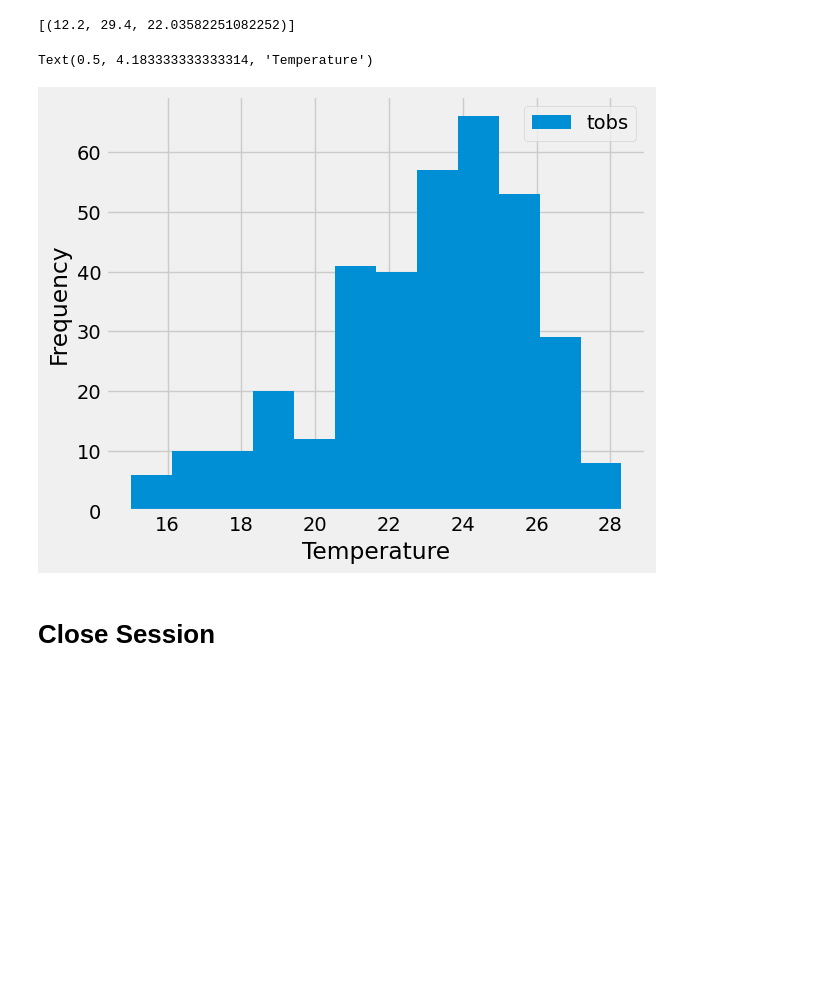
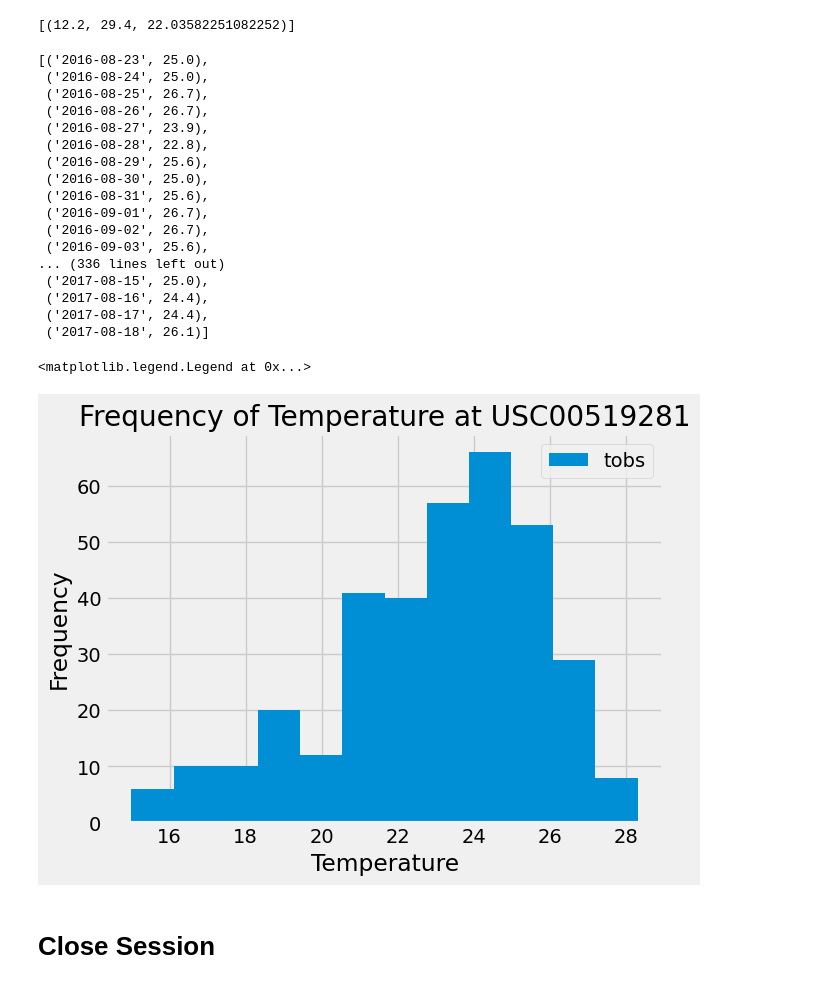
Before and after one commit to soljm/sqlalchemy-challenge, a Jupyter notebook: SurfsUp/climate_starter.ipynb, the cells around one changed output. Cells and saved outputs as stored; diff of their text form; code cells hidden in the pictures; blank space fills up the shorter version.

```diff
--- a/SurfsUp/climate_starter.ipynb
+++ b/SurfsUp/climate_starter.ipynb
@@ -62,7 +62,7 @@ print(one_year)
 ('2016-08-23',)
 # %%
 # Perform a query to retrieve the date and precipitation scores
-subquery = session.query(func.max(func.date(func.julianday(Measurement.date, '-1 year')))).scalar_subquery()
-prcp_data = session.query(Measurement.date, Measurement.prcp).filter(Measurement.date >= subquery).all()
-print(prcp_data)
+one_year_ago = session.query(func.max(func.date(func.julianday(Measurement.date, '-1 year')))).scalar_subquery()
+prcp_data = session.query(Measurement.date, Measurement.prcp).filter(Measurement.date >= one_year_ago).all()
+prcp_data
 # %% [output]
@@ -147,15 +168,51 @@ prcp_df.describe()
  ('USC00517948', 1372),
  ('USC00518838', 511)]
 # %%
-# Using the most active station id from the previous query, calculate the lowest, highest, and average temperature.
+# Using the most active station id from the previous query,
+# calculate the lowest, highest, and average temperature.
+most_active = session.query(Measurement.station)\
+    .group_by(Measurement.station).order_by(func.count(Measurement.station).desc())\
+    .limit(1).scalar_subquery()
+temp_calc = session.query(func.min(Measurement.tobs),func.max(Measurement.tobs),func.avg(Measurement.tobs))\
+    .filter(Measurement.station == most_active).all()
+temp_calc
 # %% [output]
 [(12.2, 29.4, 22.03582251082252)]
 # %%
 # Using the most active station id
-# Query the last 12 months of temperature observation data for this station and plot the results as a histogram
+# Query the last 12 months of temperature observation data for this station
+temp = session.query(Measurement.date, Measurement.tobs)\
+    .filter(Measurement.date >= one_year_ago).filter(Measurement.station == most_active).all()
+temp
 # %% [output]
-Text(0.5, 4.183333333333314, 'Temperature')
+[('2016-08-23', 25.0),
+ ('2016-08-24', 25.0),
+ ('2016-08-25', 26.7),
+ ('2016-08-26', 26.7),
+ ('2016-08-27', 23.9),
+ ('2016-08-28', 22.8),
+ ('2016-08-29', 25.6),
+ ('2016-08-30', 25.0),
+ ('2016-08-31', 25.6),
+ ('2016-09-01', 26.7),
+ ('2016-09-02', 26.7),
+ ('2016-09-03', 25.6),
+... (336 lines left out)
+ ('2017-08-15', 25.0),
+ ('2017-08-16', 24.4),
+ ('2017-08-17', 24.4),
+ ('2017-08-18', 26.1)]
-[figure, removed]
+# %%
+# Plot the results as a histogram
+temp_df = pd.DataFrame(temp)
+plt.hist(temp_df['tobs'], bins=12, label='tobs')
+plt.title('Frequency of Temperature at USC00519281')
+plt.xlabel('Temperature')
+plt.ylabel('Frequency')
+plt.legend(loc='best')
+# %% [output]
+<matplotlib.legend.Legend at 0x...>
+[figure, added]
 # %% [markdown]
 # Close Session
 # %%
```
Also changed, not shown: parts of 5 cells of this notebook.
